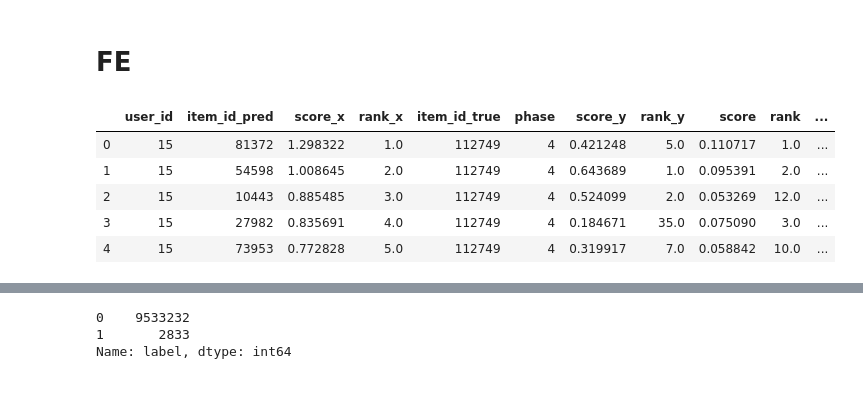
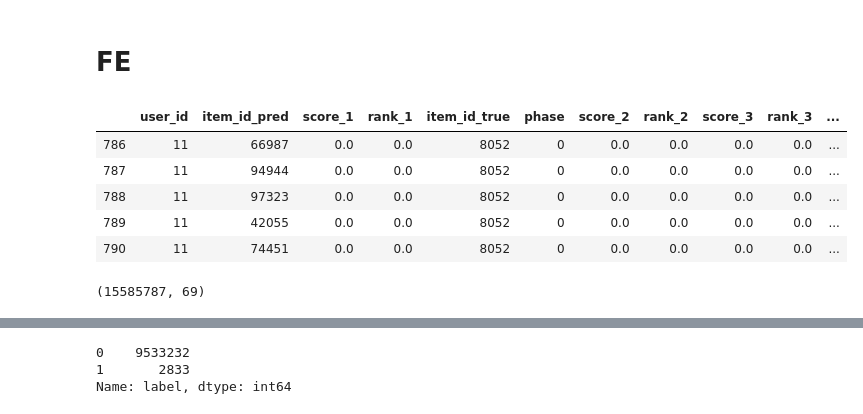
Before and after one commit to mayi140611/myappsexlib, a Jupyter notebook: a_0330_0527_Modern_E_Commerce_Platform_Debiasing/rank.ipynb, the cells around one changed output, grey strips where cells are left out. Saved outputs shown, nothing was run; the diff lists cells and outputs as text; code cells hidden in the pictures.

```diff
--- a/a_0330_0527_Modern_E_Commerce_Platform_Debiasing/rank.ipynb
+++ b/a_0330_0527_Modern_E_Commerce_Platform_Debiasing/rank.ipynb
@@ -239,0 +317,19 @@ def data_preporcess(recall_list, match_num, phase, mode='train'):
+# %%
+df1['item_id_pred_text_vec'] = df1.item_id_pred.map(lambda x: item_feat['text_vec'][x] if x in item_feat['text_vec'] else np.zeros(128))
+
+df1['item_id_pred_img_vec'] = df1.item_id_pred.map(lambda x: item_feat['img_vec'][x] if x in item_feat['img_vec'] else np.arange(128))
+
+for c in tqdm('last_1 last_2 last_3'.split()):
+    df1[f'{c}_text_vec'] = df1.item_id_pred.map(lambda x: item_feat['text_vec'][x] if x in item_feat['text_vec'] else np.zeros(128))
+
+    df1[f'{c}_img_vec'] = df1.item_id_pred.map(lambda x: item_feat['img_vec'][x] if x in item_feat['img_vec'] else np.arange(128))
+# %%
+df1['sim1_text'] = (df1['item_id_pred_text_vec'] * df1['last_1_text_vec']).map(sum)
+
+df1['sim1_img'] = (df1['item_id_pred_img_vec'] * df1['last_1_img_vec']).map(sum)
+
+df1['sim2_text'] = (df1['item_id_pred_text_vec'] * df1['last_2_text_vec']).map(sum)
+df1['sim2_img'] = (df1['item_id_pred_img_vec'] * df1['last_2_img_vec']).map(sum)
+
+df1['sim3_text'] = (df1['item_id_pred_text_vec'] * df1['last_3_text_vec']).map(sum)
+df1['sim3_img'] = (df1['item_id_pred_img_vec'] * df1['last_3_img_vec']).map(sum)
@@ -239,0 +367,2 @@ def data_preporcess(recall_list, match_num, phase, mode='train'):
+# %%
+dff = df1[df_.columns].append(df_4).append(df_)
@@ -296,15 +446,21 @@ def fe(df):
 
 
     return df
+# %%
+dff = fe(dff)
 # %%
-df.head()
+dff.head()
 # %% [output]
-|  | user_id | item_id_pred | score_x | rank_x | item_id_true | phase | score_y | rank_y | score | rank | ... |
-| 0 | 15 | 81372 | 1.298322 | 1.0 | 112749 | 4 | 0.421248 | 5.0 | 0.110717 | 1.0 | ... |
-| 1 | 15 | 54598 | 1.008645 | 2.0 | 112749 | 4 | 0.643689 | 1.0 | 0.095391 | 2.0 | ... |
-| 2 | 15 | 10443 | 0.885485 | 3.0 | 112749 | 4 | 0.524099 | 2.0 | 0.053269 | 12.0 | ... |
-| 3 | 15 | 27982 | 0.835691 | 4.0 | 112749 | 4 | 0.184671 | 35.0 | 0.075090 | 3.0 | ... |
-| 4 | 15 | 73953 | 0.772828 | 5.0 | 112749 | 4 | 0.319917 | 7.0 | 0.058842 | 10.0 | ... |
+|  | user_id | item_id_pred | score_1 | rank_1 | item_id_true | phase | score_2 | rank_2 | score_3 | rank_3 | ... |
+| 786 | 11 | 66987 | 0.0 | 0.0 | 8052 | 0 | 0.0 | 0.0 | 0.0 | 0.0 | ... |
+| 787 | 11 | 94944 | 0.0 | 0.0 | 8052 | 0 | 0.0 | 0.0 | 0.0 | 0.0 | ... |
+| 788 | 11 | 97323 | 0.0 | 0.0 | 8052 | 0 | 0.0 | 0.0 | 0.0 | 0.0 | ... |
+| 789 | 11 | 42055 | 0.0 | 0.0 | 8052 | 0 | 0.0 | 0.0 | 0.0 | 0.0 | ... |
+| 790 | 11 | 74451 | 0.0 | 0.0 | 8052 | 0 | 0.0 | 0.0 | 0.0 | 0.0 | ... |
+# %%
+dff.shape
+# %% [output]
+(15585787, 69)
 # %%
 df.shape
 # %% [output]
```
Also changed, not shown: parts of 104 cells of this notebook, 2 other files.
